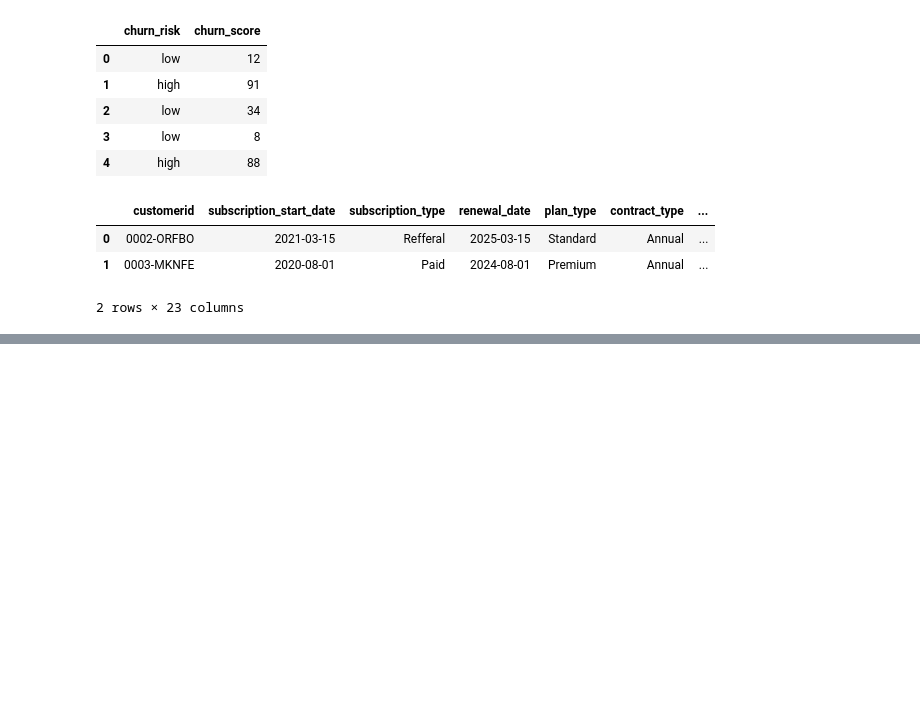
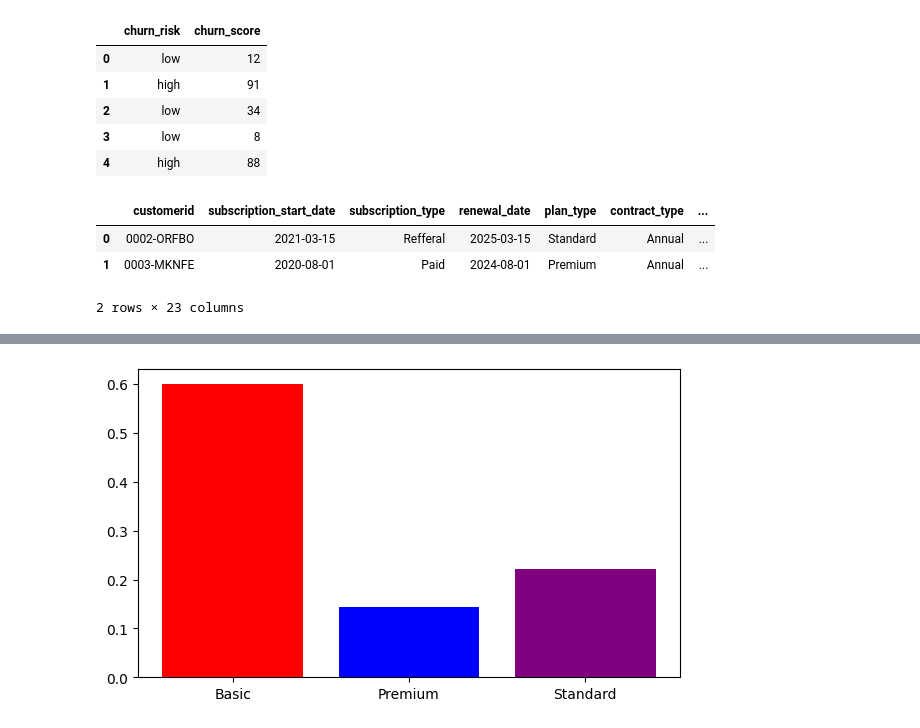
Before and after one commit to Naveengupta2006/churn_analysis, a Jupyter notebook: churn.ipynb, the cells around one changed output, grey strips where cells are left out. Cells and saved outputs as stored; diff of their text form; code cells hidden in the pictures; blank space fills up the shorter version.

```diff
--- a/churn.ipynb
+++ b/churn.ipynb
@@ -556,0 +581,11 @@ df.head(2)
+# %%
+# 4.2 churn by plan type
+churn_plan = df_visual.groupby('plan_type')['churn_flag'].mean()
+
+colors = ['red', 'blue','purple']
+
+plt.figure(figsize=(7,4))
+plt.bar(churn_plan.index, churn_plan.values, color = colors)
+plt.show()
+# %% [output]
+[figure, added]
```
Also changed, not shown: parts of 15 cells of this notebook.
